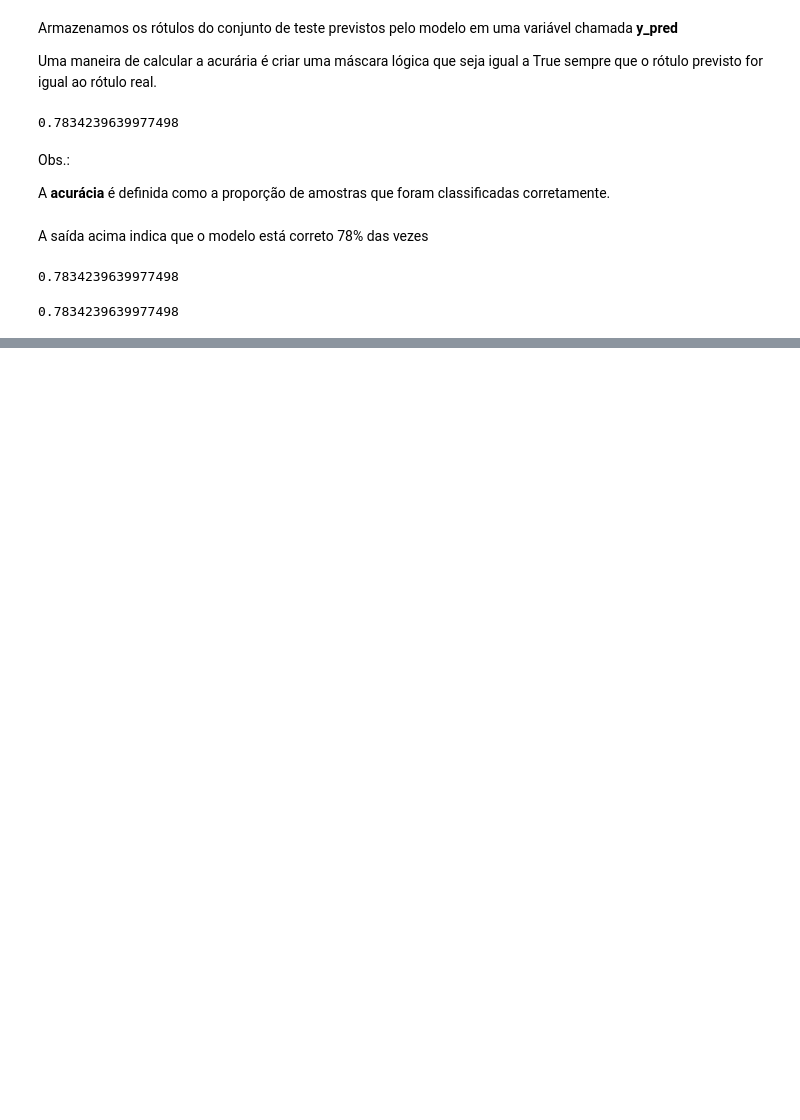
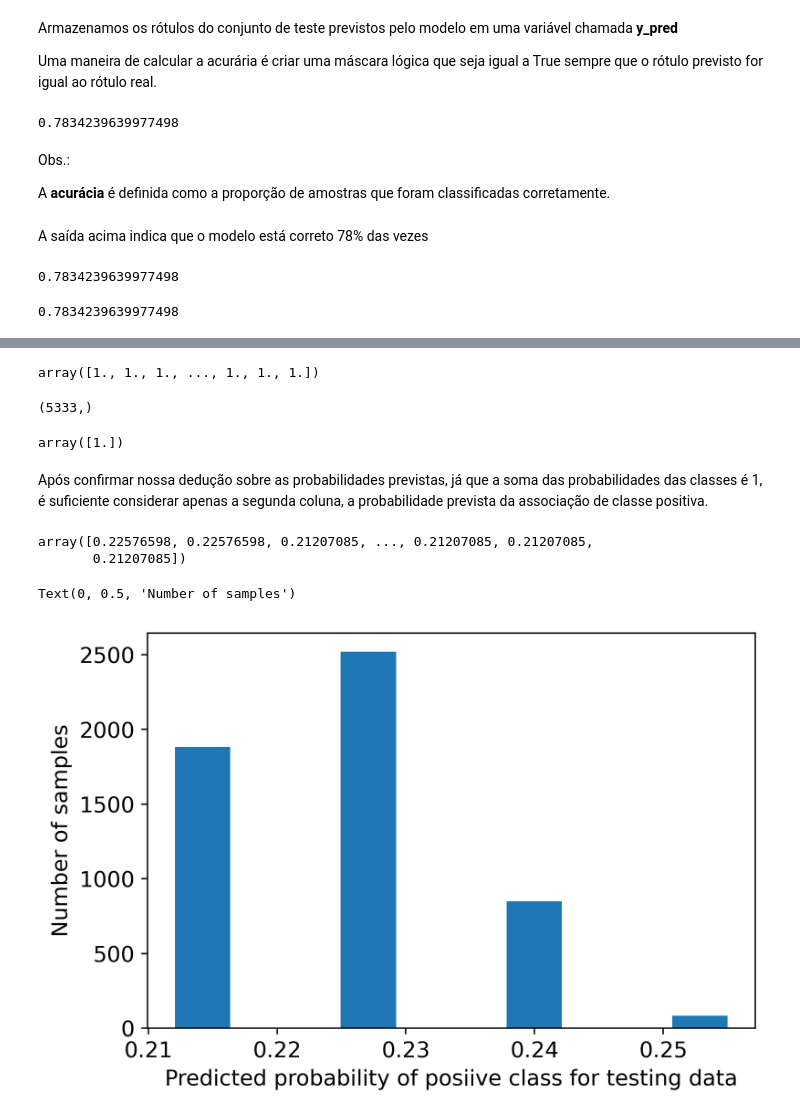
Before and after one commit to renatogcruz/pos_data_science_analytics, a Jupyter notebook: data_science/projetos_de_ciencias_de_dados_com_python/Cap 2 - Introdução ao Scikit-Learn e avaliação do modelo.ipynb, the cells around one changed output, grey strips where cells are left out. Saved outputs shown, nothing was run; the diff lists cells and outputs as text; code cells hidden in the pictures; blank space fills up the shorter version.

```diff
--- a/data_science/projetos_de_ciencias_de_dados_com_python/Cap 2 - Introdução ao Scikit-Learn e avaliação do modelo.ipynb
+++ b/data_science/projetos_de_ciencias_de_dados_com_python/Cap 2 - Introdução ao Scikit-Learn e avaliação do modelo.ipynb
@@ -460,0 +596,5 @@ metrics.accuracy_score(y_test, y_pred)
+# %%
+# Obtendo as probabilidades previstas para as amostras de teste usando este código
+
+y_pred_proba = example_lr.predict_proba(X_test)
+y_pred_proba
@@ -460,0 +613,36 @@ metrics.accuracy_score(y_test, y_pred)
+# %%
+prob_sum = np.sum(y_pred_proba, 1)
+prob_sum
+# %% [output]
+array([1., 1., 1., ..., 1., 1., 1.])
+# %%
+# verificando a forma do array
+
+prob_sum.shape
+# %% [output]
+(5333,)
+# %%
+# verificando se todas as somas são iguais a 1
+
+np.unique(prob_sum)
+# %% [output]
+array([1.])
+# %% [markdown]
+Após confirmar nossa dedução sobre as probabilidades previstas, já que a soma das probabilidades das classes é 1, é suficiente considerar apenas a segunda coluna, a probabilidade prevista da associação de classe positiva.
+# %%
+pos_proba = y_pred_proba[:,1]
+
+pos_proba
+# %% [output]
+array([0.22576598, 0.22576598, 0.21207085, ..., 0.21207085, 0.21207085,
+       0.21207085])
+# %%
+# Plotando um histograma das probabilidades previstas
+
+mpl.rcParams['font.size'] = 12
+plt.hist(pos_proba)
+plt.xlabel('Predicted probability of posiive class for testing data')
+plt.ylabel('Number of samples')
+# %% [output]
+Text(0, 0.5, 'Number of samples')
+[figure, added]
```
Also changed, not shown: parts of 30 cells of this notebook.
